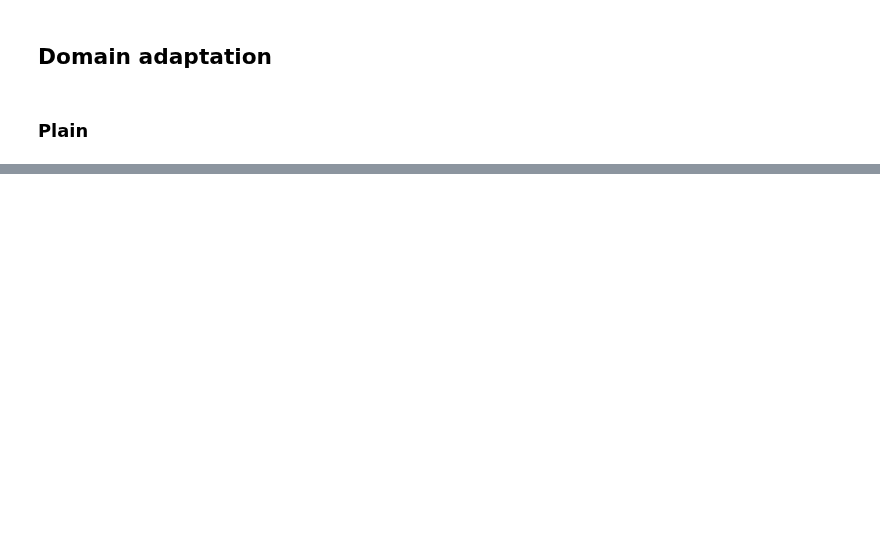
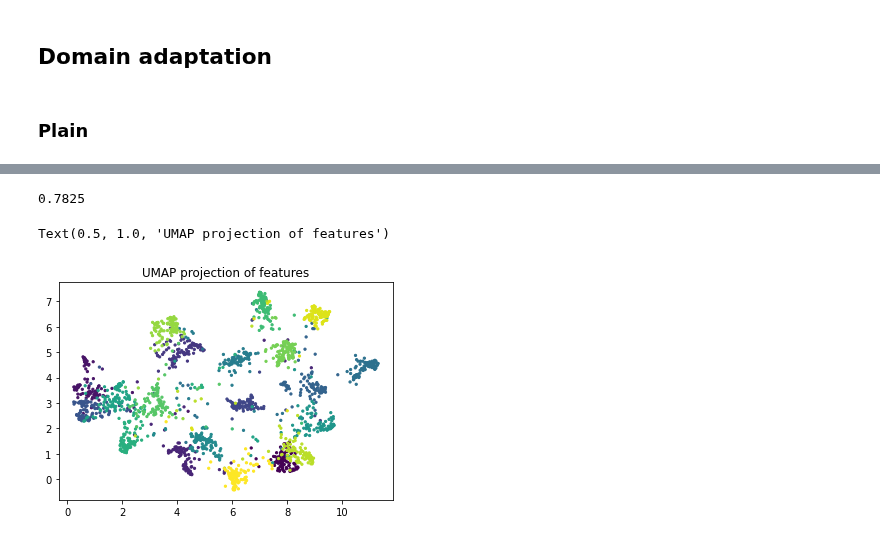
Before and after one commit to fedeizzo/domain-adaptation, a Jupyter notebook: project.ipynb, the cells around one changed output, grey strips where cells are left out. Drawn from its saved outputs; the diff is of its cells as text; code cells hidden in the pictures; blank space fills up the shorter version.

Commit message:
Add UMAP to plot feature distribution

```diff
--- a/project.ipynb
+++ b/project.ipynb
@@ -881,7 +883,7 @@ device = get_device()
 num_threads = 4
 
 # train
-num_epochs = 30
+num_epochs = 5
 batch_size = 32
 lr = 0.001
 weight_decay = 0.000001
@@ -1017,14 +1021,17 @@ for epoch in range(num_epochs):
 # %% [markdown]
 ### Test model
 # %%
+features = []
 predictions = []
 reals = []
 for x, y in test_dataset:
     x_gpu = x.unsqueeze(0).to(device)
-    _, predicted = best_model(x_gpu)
+    feature, predicted = best_model(x_gpu)
+    features.append(feature.detach().cpu().numpy())
     predictions.append(np.argmax(predicted.detach().cpu().numpy()))
     reals.append(y)
     del x_gpu
+features = np.array(features)
 predictions = np.array(predictions)
 reals = np.array(reals)
 # %%
@@ -1041,14 +1053,17 @@ plot_predictions(350, idx_to_class, test_dataset, reals, predictions)
 # %% [markdown]
 ### Plain
 # %%
+features = []
 predictions = []
 reals = []
 for x, y in target_dataset:
     x_gpu = x.unsqueeze(0).to(device)
-    _, predicted = best_model(x_gpu)
+    feature, predicted = best_model(x_gpu)
+    features.append(feature.detach().cpu().numpy())
     predictions.append(np.argmax(predicted.detach().cpu().numpy()))
     reals.append(y)
     del x_gpu
+features = np.array(features)
 predictions = np.array(predictions)
 reals = np.array(reals)
 # %%
@@ -1061,2 +1079,19 @@ plot_predictions(350, idx_to_class, target_dataset, reals, predictions)
 # %%
 (reals == predictions).sum() / reals.shape[0]
+# %% [output]
+0.7825
+# %%
+import umap
+reducer = umap.UMAP()
+embedding = reducer.fit_transform(np.squeeze(features, 1))
+
+plt.scatter(
+    embedding[:, 0],
+    embedding[:, 1],
+    c=reals,
+    s=5
+)
+plt.title('UMAP projection of features')
+# %% [output]
+Text(0.5, 1.0, 'UMAP projection of features')
+[figure, added]
```
Also changed, not shown: parts of 6 cells of this notebook, 1 other file.
